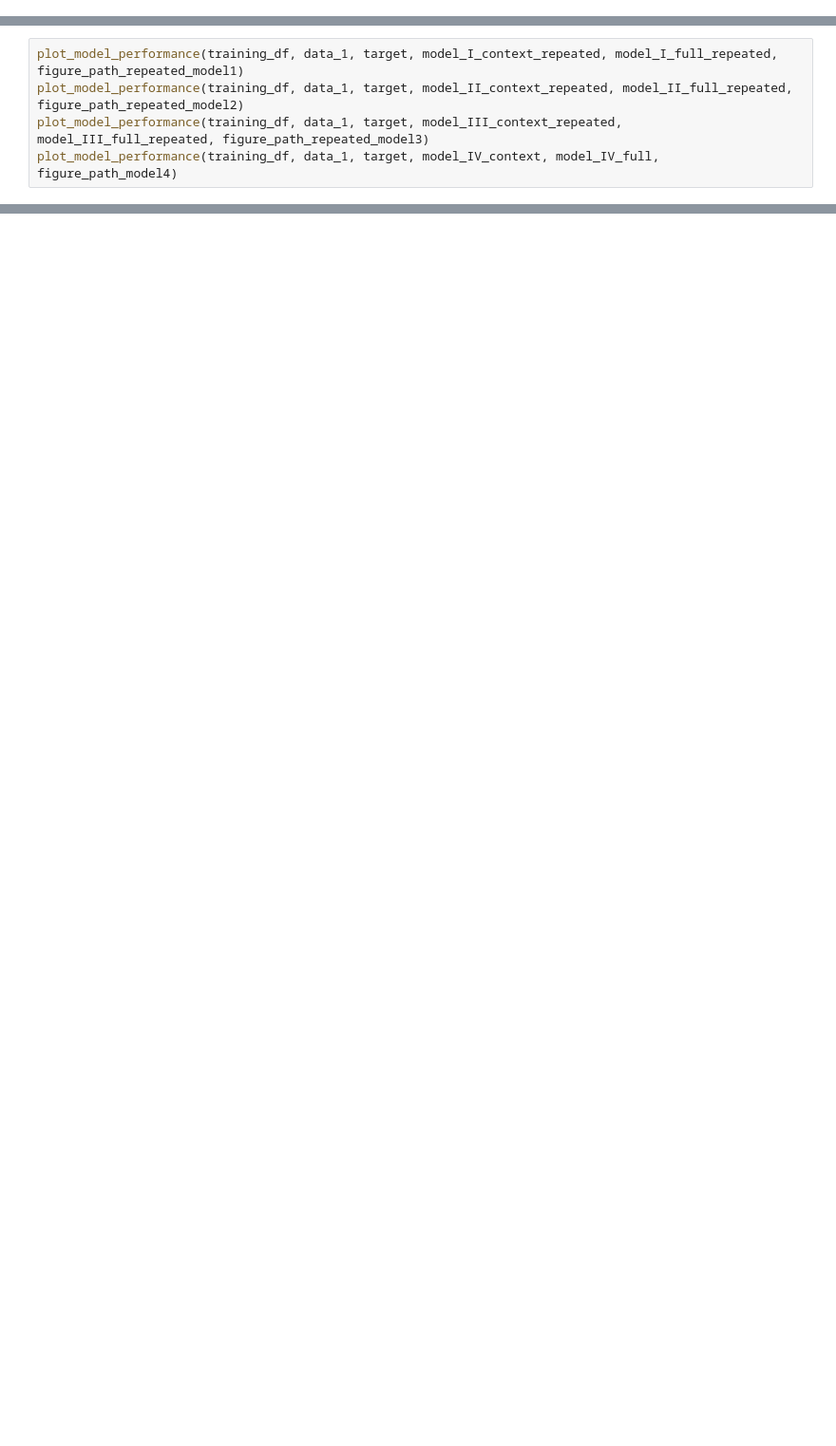
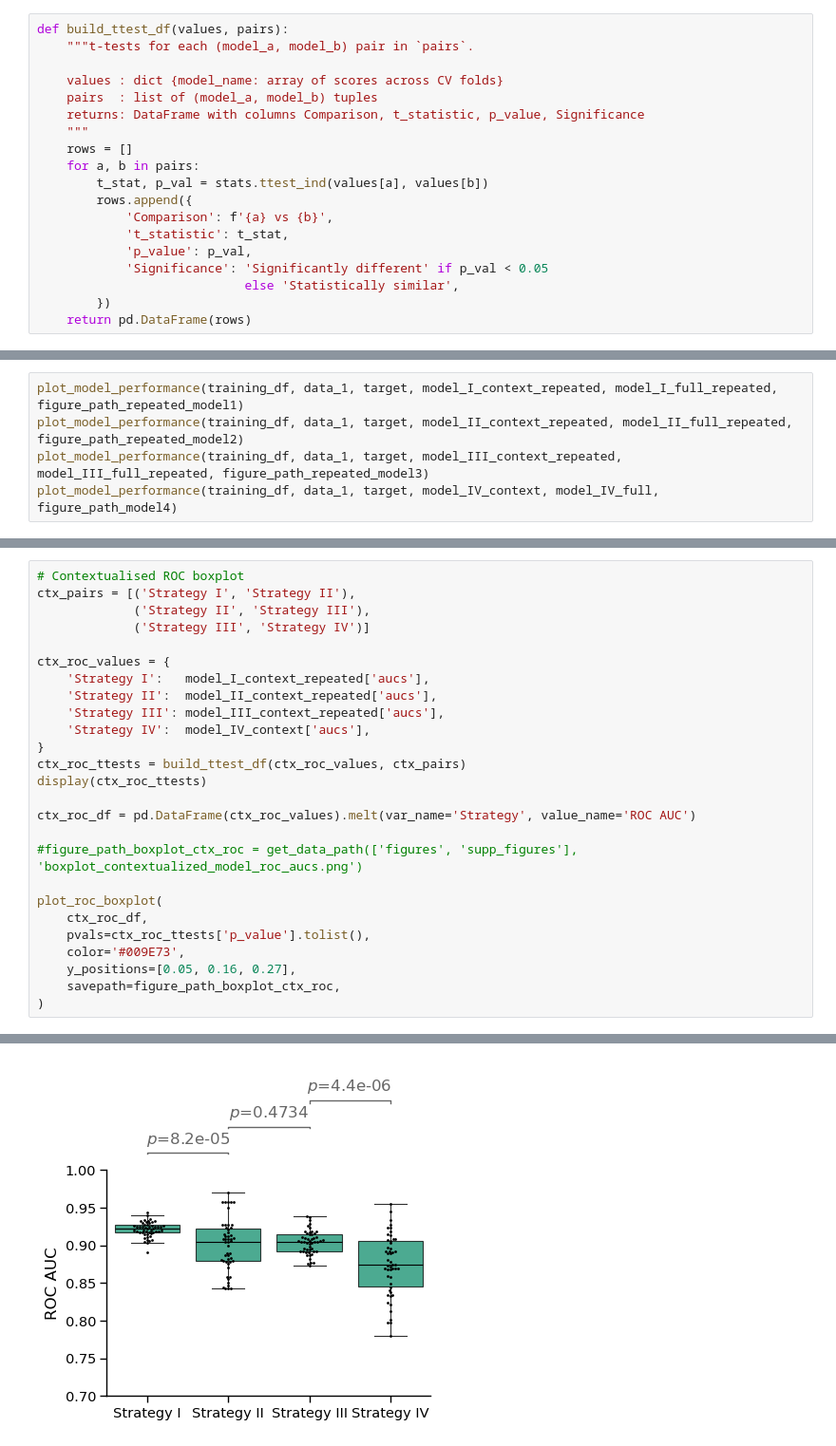
Before and after one commit to cancergenetics/context_specific_paralog_SL, a Jupyter notebook: notebooks/06_visualization/fig4_cross_validation_visuals.ipynb, the cells around one changed output, grey strips where cells are left out. Shown at 95% size. Cells and saved outputs as stored; diff of their text form; blank space fills up the shorter version.

Commit message:
Update cross-validation visuals and rename supplementary figure notebook

```diff
--- a/notebooks/06_visualization/fig4_cross_validation_visuals.ipynb
+++ b/notebooks/06_visualization/fig4_cross_validation_visuals.ipynb
@@ -81,0 +152,19 @@ num of features: 35
+# %%
+def build_ttest_df(values, pairs):
+    """t-tests for each (model_a, model_b) pair in `pairs`.
+
+    values : dict {model_name: array of scores across CV folds}
+    pairs  : list of (model_a, model_b) tuples
+    returns: DataFrame with columns Comparison, t_statistic, p_value, Significance
+    """
+    rows = []
+    for a, b in pairs:
+        t_stat, p_val = stats.ttest_ind(values[a], values[b])
+        rows.append({
+            'Comparison': f'{a} vs {b}',
+            't_statistic': t_stat,
+            'p_value': p_val,
+            'Significance': 'Significantly different' if p_val < 0.05
+                            else 'Statistically similar',
+        })
+    return pd.DataFrame(rows)
@@ -781,0 +363,27 @@ plt.show()
+# %%
+# Contextualised ROC boxplot
+ctx_pairs = [('Strategy I', 'Strategy II'),
+             ('Strategy II', 'Strategy III'),
+             ('Strategy III', 'Strategy IV')]
+
+ctx_roc_values = {
+    'Strategy I':   model_I_context_repeated['aucs'],
+    'Strategy II':  model_II_context_repeated['aucs'],
+    'Strategy III': model_III_context_repeated['aucs'],
+    'Strategy IV':  model_IV_context['aucs'],
+}
+ctx_roc_ttests = build_ttest_df(ctx_roc_values, ctx_pairs)
+display(ctx_roc_ttests)
+
+ctx_roc_df = pd.DataFrame(ctx_roc_values).melt(var_name='Strategy', value_name='ROC AUC')
+
+#figure_path_boxplot_ctx_roc = get_data_path(['figures', 'supp_figures'], 'boxplot_contextualized_model_roc_aucs.png')
+
+plot_roc_boxplot(
+    ctx_roc_df,
+    pvals=ctx_roc_ttests['p_value'].tolist(),
+    color='#009E73',
+    y_positions=[0.05, 0.16, 0.27],
+    savepath=figure_path_boxplot_ctx_roc,
+)
+# %% [output]
@@ -781,0 +394 @@ plt.show()
+[figure, added]
```
Also changed, not shown: parts of 49 cells of this notebook, 1 other file.
